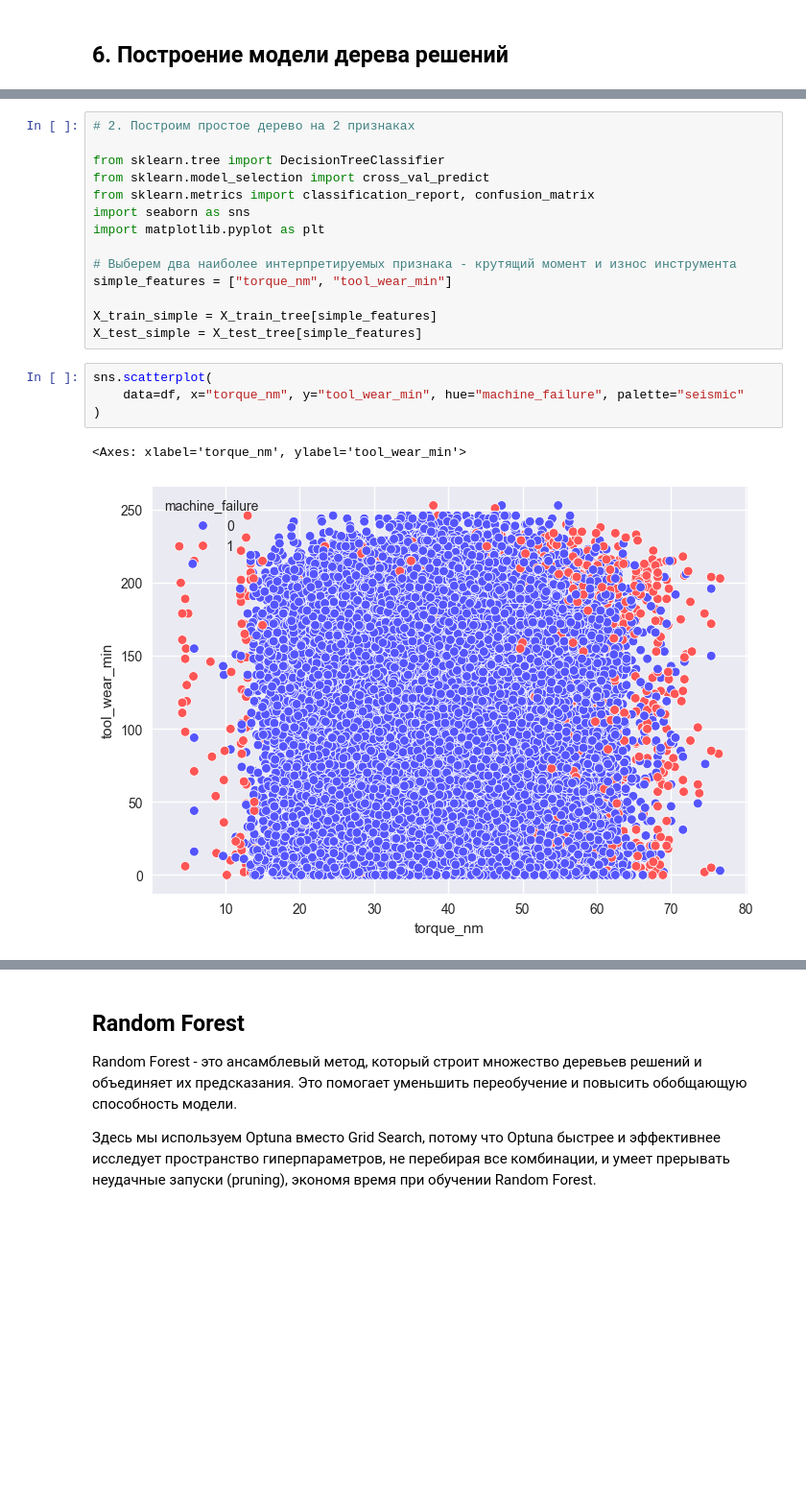
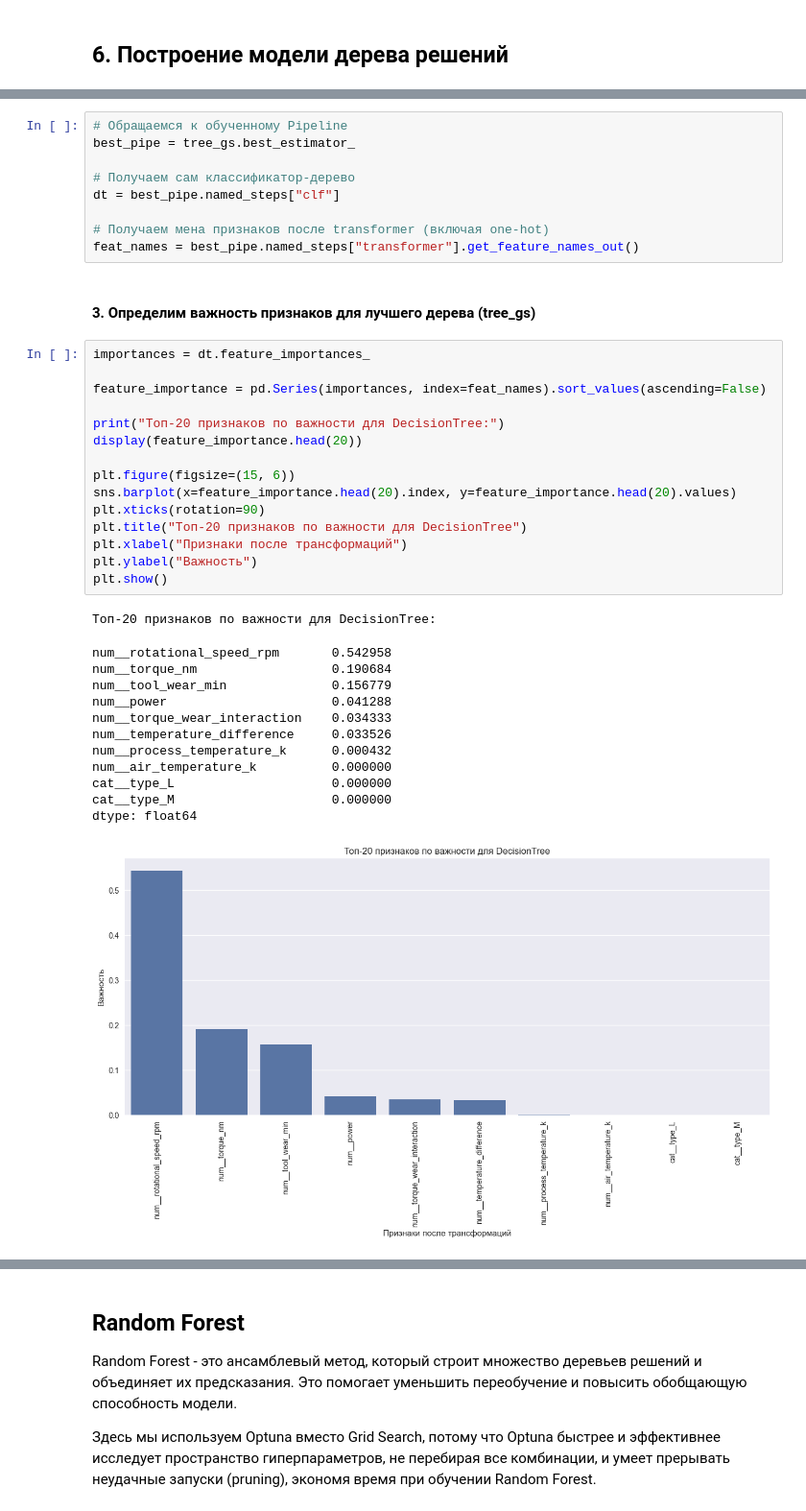
Before and after one commit to aleksandr-novikov/equipment-failure-prediction, a Jupyter notebook: solution.ipynb, the cells around one changed output, grey strips where cells are left out. Shown at 96% size. Drawn from its saved outputs; the diff is of its cells as text; blank space fills up the shorter version.

```diff
--- a/solution.ipynb
+++ b/solution.ipynb
@@ -1903,21 +1905,40 @@ Name: proportion, dtype: float64
 # %%
-# 2. Построим простое дерево на 2 признаках
+# Обращаемся к обученному Pipeline
+best_pipe = tree_gs.best_estimator_
 
-from sklearn.tree import DecisionTreeClassifier
-from sklearn.model_selection import cross_val_predict
-from sklearn.metrics import classification_report, confusion_matrix
-import seaborn as sns
-import matplotlib.pyplot as plt
+# Получаем сам классификатор-дерево
+dt = best_pipe.named_steps["clf"]
 
-# Выберем два наиболее интерпретируемых признака - крутящий момент и износ инструмента
-simple_features = ["torque_nm", "tool_wear_min"]
-
-X_train_simple = X_train_tree[simple_features]
-X_test_simple = X_test_tree[simple_features]
+# Получаем мена признаков после transformer (включая one-hot)
+feat_names = best_pipe.named_steps["transformer"].get_feature_names_out()
+# %% [markdown]
+#### 3. Определим важность признаков для лучшего дерева (tree_gs)
 # %%
-sns.scatterplot(
-    data=df, x="torque_nm", y="tool_wear_min", hue="machine_failure", palette="seismic"
-)
+importances = dt.feature_importances_
+
+feature_importance = pd.Series(importances, index=feat_names).sort_values(ascending=False)
+
+print("Топ-20 признаков по важности для DecisionTree:")
+display(feature_importance.head(20))
+
+plt.figure(figsize=(15, 6))
+sns.barplot(x=feature_importance.head(20).index, y=feature_importance.head(20).values)
+plt.xticks(rotation=90)
+plt.title("Топ-20 признаков по важности для DecisionTree")
+plt.xlabel("Признаки после трансформаций")
+plt.ylabel("Важность")
+plt.show()
 # %% [output]
-<Axes: xlabel='torque_nm', ylabel='tool_wear_min'>
+Топ-20 признаков по важности для DecisionTree:
+num__rotational_speed_rpm       0.542958
+num__torque_nm                  0.190684
+num__tool_wear_min              0.156779
+num__power                      0.041288
+num__torque_wear_interaction    0.034333
+num__temperature_difference     0.033526
+num__process_temperature_k      0.000432
+num__air_temperature_k          0.000000
+cat__type_L                     0.000000
+cat__type_M                     0.000000
+dtype: float64
-[figure, old version]
+[figure, new version]
```
Also changed, not shown: parts of 61 cells of this notebook, 6 other files.
